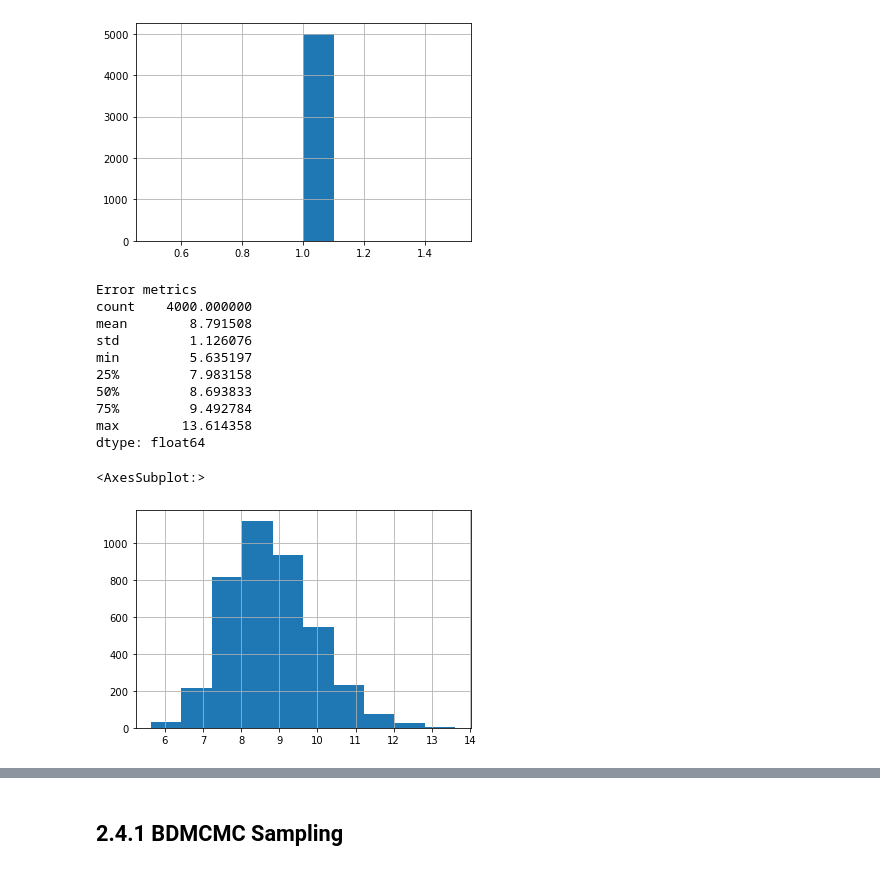
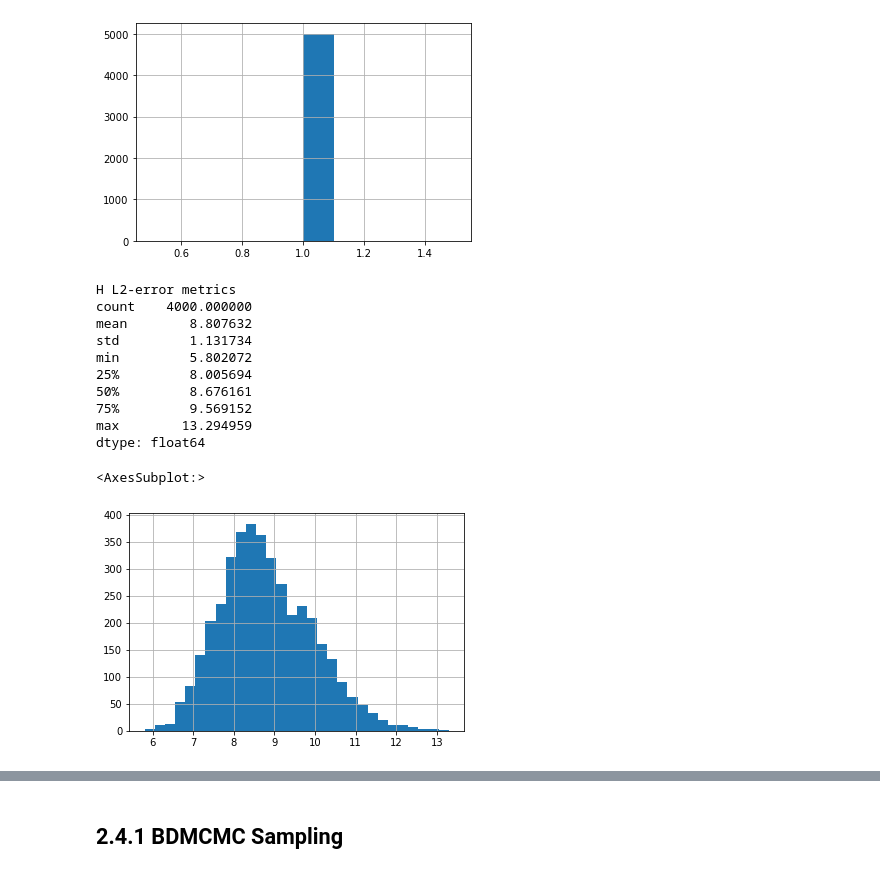
Before and after one commit to fpjaa/BAY-STATS-Project-ABDPPS, a Jupyter notebook: 2021-11-22_Prototype.ipynb, the cells around one changed output, grey strips where cells are left out. Drawn from its saved outputs; the diff is of its cells as text; code cells hidden in the pictures.

```diff
--- a/2021-11-22_Prototype.ipynb
+++ b/2021-11-22_Prototype.ipynb
@@ -38,10 +38,11 @@ import matplotlib.pyplot as plt
 # %%
 # Transformation functions (deterministic)
 
-def update_Theta(Theta, H):
+def update_Theta(Theta, H, log=False):
     for d in range(D):
         Theta[d] = np.exp(H[d]) / np.sum(np.exp(H[d]), axis=0)
-    print('Success: Theta transformed from H')
+    if log:
+        print('Success: Theta transformed from H')
     return Theta
 
 def update_E(E, Z):
@@ -462,16 +476,19 @@ array([[-1., -1., -1., -1., -1., -1., -1., -1., -1., -1.],
 # Check that the Sampler works properly (This will take a while)
 errors = []
 E_errors = []
+C_errors = []
 matrix_changes = []
 burn_in = 1000
 print(f'The sampled Z has {Z_sample.size} words, while the target Z has {test_data.Z.size} words (diff {abs(Z_sample.size-test_data.Z.size)})')
 for i in range(5000):
     Z_sample_old = Z_sample.copy()
     E_sample_old = E_sample.copy()
+    C_sample_old = C_sample.copy()
     Z_sample, E_sample, C_sample = MC_sample_Z(Z_sample, W_copy, Theta_copy, B_copy, E_sample, C_sample)
     matrix_changes.append(~np.all(Z_sample_old == Z_sample))
     if i >= burn_in:
         errors.append(np.linalg.norm(Z_sample - test_data.Z))  # Computing error wrt the target distribution
         E_errors.append(np.linalg.norm(E_sample - test_data.E))
+        C_errors.append(np.linalg.norm(C_sample - test_data.C))
 # %% [output]
 The sampled Z has 960 words, while the target Z has 960 words (diff 0)
@@ -550,7 +598,7 @@ E_errors.plot()
 # Binder loss function
 # Sum for i < j -> 1 error for each pair that is equal in one and different in the other
 
-def binder_loss(Z_sample, Z_true):
+def binder_loss(Z_sample, Z_true, debug=False):
     # Input: Z_sample, Z_true matrices -> We only need the cluster indexes
     # Output: err scalar -> Sum of errors
     if Z_sample.shape != Z_true.shape:
@@ -570,5 +618,6 @@ def binder_loss(Z_sample, Z_true):
             equal_sample = int(sample[i]==sample[i+j+1])  # Fixed bug: Had i, j instead of i, j+i+1
             equal_true = int(true[i]==true[i+j+1])
             err += abs(equal_sample - equal_true)
-            #print('Checked couple: '+str(i)+' with '+str(i+j+1))
+            if debug:
+                print('Checked couple: ' + str(i) + ' with ' + str(i+j+1))
     return err
@@ -601,0 +713,6 @@ KeyboardInterrupt:
+# %%
+# Shifting indexes
+Z_sample_shifted = Z_sample.copy()
+for i in range(k):
+    replace_value = (i + 1) % k
+    Z_sample_shifted[Z_sample == i] = replace_value
@@ -834,19 +1025,19 @@ dtype: float64
 # %%
 # Error should be distributed close to 0 (I guess...)  # BUG https://trello.com/c/9k2e8PQz/33-mcsampleh-is-not-close-to-expected-target
 errors = pd.Series(errors)
-print("Error metrics")
+print("H L2-error metrics")
 print(errors.describe())
-errors.hist()
+errors.hist(bins=30)
 # %% [output]
-Error metrics
+H L2-error metrics
 count    4000.000000
-mean        8.791508
-std         1.126076
-min         5.635197
-25%         7.983158
-50%         8.693833
-75%         9.492784
-max        13.614358
+mean        8.807632
+std         1.131734
+min         5.802072
+25%         8.005694
+50%         8.676161
+75%         9.569152
+max        13.294959
 dtype: float64
 <AxesSubplot:>
-[figure, old version]
+[figure, new version]
```
Also changed, not shown: parts of 74 cells of this notebook.
